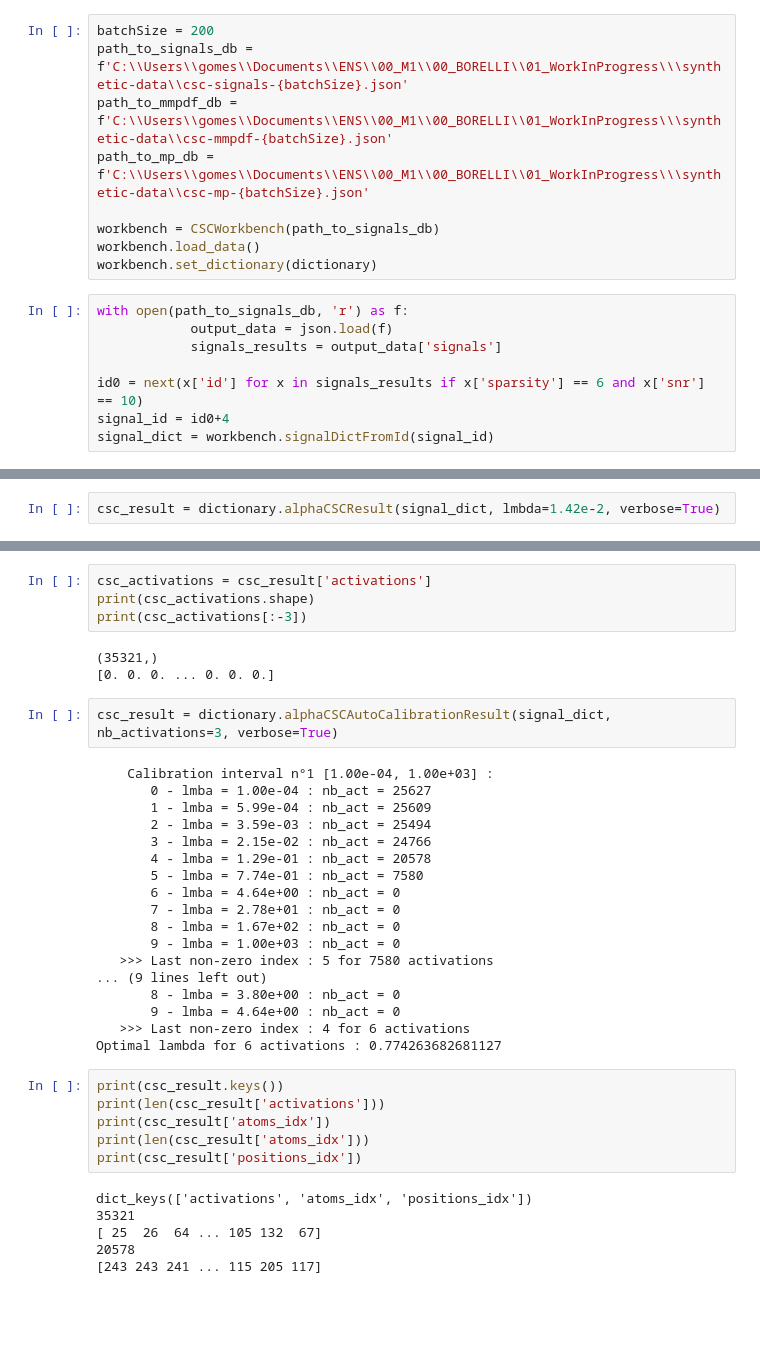
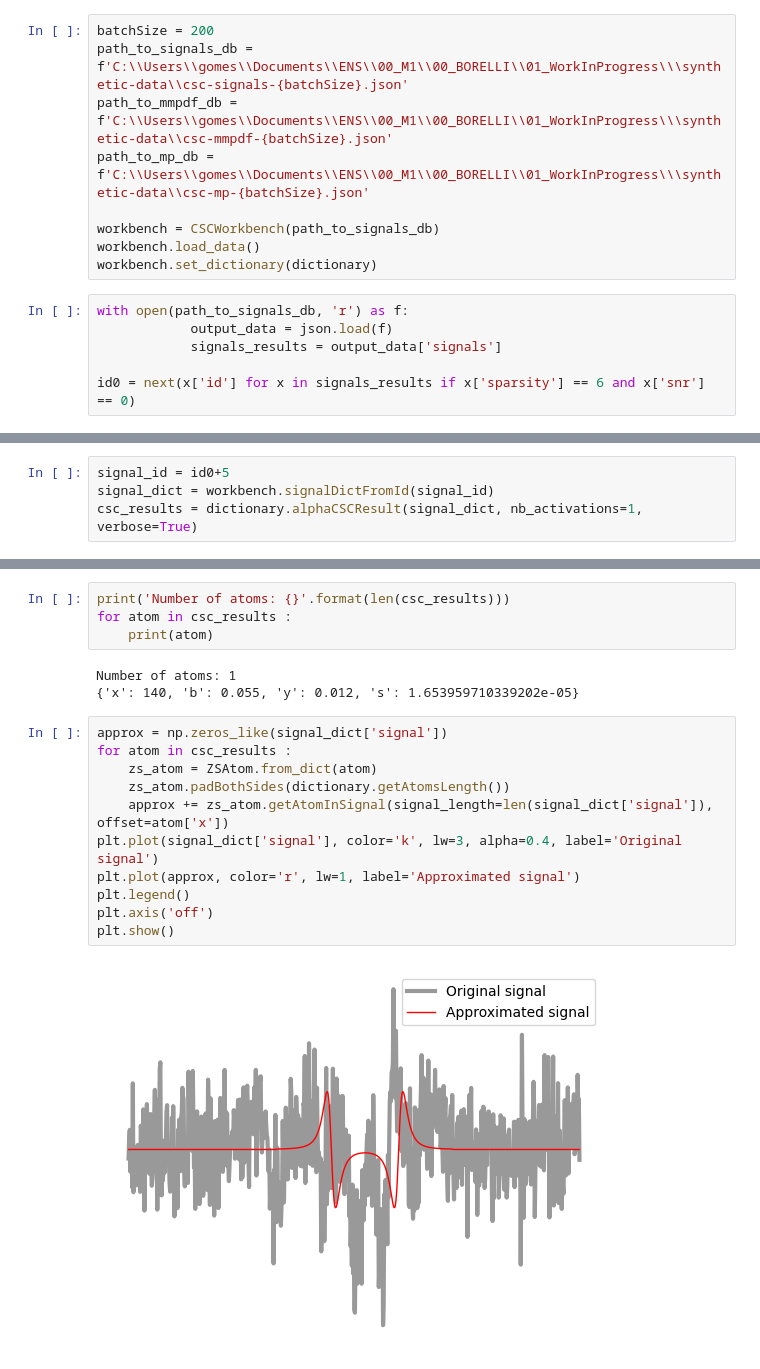
Before and after one commit to yanisgomes/csc, a Jupyter notebook: examples/test_alphaCSC.ipynb, the cells around one changed output, grey strips where cells are left out. Saved outputs shown, nothing was run; the diff lists cells and outputs as text; blank space fills up the shorter version.

```diff
--- a/examples/test_alphaCSC.ipynb
+++ b/examples/test_alphaCSC.ipynb
@@ -42,6 +42,4 @@ with open(path_to_signals_db, 'r') as f:
             output_data = json.load(f)
             signals_results = output_data['signals']
 
-id0 = next(x['id'] for x in signals_results if x['sparsity'] == 6 and x['snr'] == 10)
-signal_id = id0+4
-signal_dict = workbench.signalDictFromId(signal_id)
+id0 = next(x['id'] for x in signals_results if x['sparsity'] == 6 and x['snr'] == 0)
@@ -62,3 +46,5 @@ Flatten dim = nb_atoms * nb_valid_offset = 143 * 247 = 35321
 # %%
-csc_result = dictionary.alphaCSCResult(signal_dict, lmbda=1.42e-2, verbose=True)
+signal_id = id0+5
+signal_dict = workbench.signalDictFromId(signal_id)
+csc_results = dictionary.alphaCSCResult(signal_dict, nb_activations=1, verbose=True)
 # %% [output]
@@ -68,39 +68,20 @@ TypeError: only integer scalar arrays can be converted to a scalar index
-# %%
-csc_activations = csc_result['activations']
-print(csc_activations.shape)
-print(csc_activations[:-3])
-# %% [output]
-(35321,)
-[0. 0. 0. ... 0. 0. 0.]
-# %%
-csc_result = dictionary.alphaCSCAutoCalibrationResult(signal_dict, nb_activations=3, verbose=True)
-# %% [output]
-    Calibration interval n°1 [1.00e-04, 1.00e+03] :
-       0 - lmba = 1.00e-04 : nb_act = 25627
-       1 - lmba = 5.99e-04 : nb_act = 25609
-       2 - lmba = 3.59e-03 : nb_act = 25494
-       3 - lmba = 2.15e-02 : nb_act = 24766
-       4 - lmba = 1.29e-01 : nb_act = 20578
-       5 - lmba = 7.74e-01 : nb_act = 7580
-       6 - lmba = 4.64e+00 : nb_act = 0
-       7 - lmba = 2.78e+01 : nb_act = 0
-       8 - lmba = 1.67e+02 : nb_act = 0
-       9 - lmba = 1.00e+03 : nb_act = 0
-   >>> Last non-zero index : 5 for 7580 activations
-... (9 lines left out)
-       8 - lmba = 3.80e+00 : nb_act = 0
-       9 - lmba = 4.64e+00 : nb_act = 0
-   >>> Last non-zero index : 4 for 6 activations
-Optimal lambda for 6 activations : 0.774263682681127
-# %%
-print(csc_result.keys())
-print(len(csc_result['activations']))
-print(csc_result['atoms_idx'])
-print(len(csc_result['atoms_idx']))
-print(csc_result['positions_idx'])
-# %% [output]
-dict_keys(['activations', 'atoms_idx', 'positions_idx'])
-35321
-[ 25  26  64 ... 105 132  67]
-20578
-[243 243 241 ... 115 205 117]
+# %%
+print('Number of atoms: {}'.format(len(csc_results)))
+for atom in csc_results :
+    print(atom)
+# %% [output]
+Number of atoms: 1
+{'x': 140, 'b': 0.055, 'y': 0.012, 's': 1.653959710339202e-05}
+# %%
+approx = np.zeros_like(signal_dict['signal'])
+for atom in csc_results :
+    zs_atom = ZSAtom.from_dict(atom)
+    zs_atom.padBothSides(dictionary.getAtomsLength())
+    approx += zs_atom.getAtomInSignal(signal_length=len(signal_dict['signal']), offset=atom['x'])
+plt.plot(signal_dict['signal'], color='k', lw=3, alpha=0.4, label='Original signal')
+plt.plot(approx, color='r', lw=1, label='Approximated signal')
+plt.legend()
+plt.axis('off')
+plt.show()
+# %% [output]
+[figure, added]
```
Also changed, not shown: parts of 3 cells of this notebook, 3 other files.
